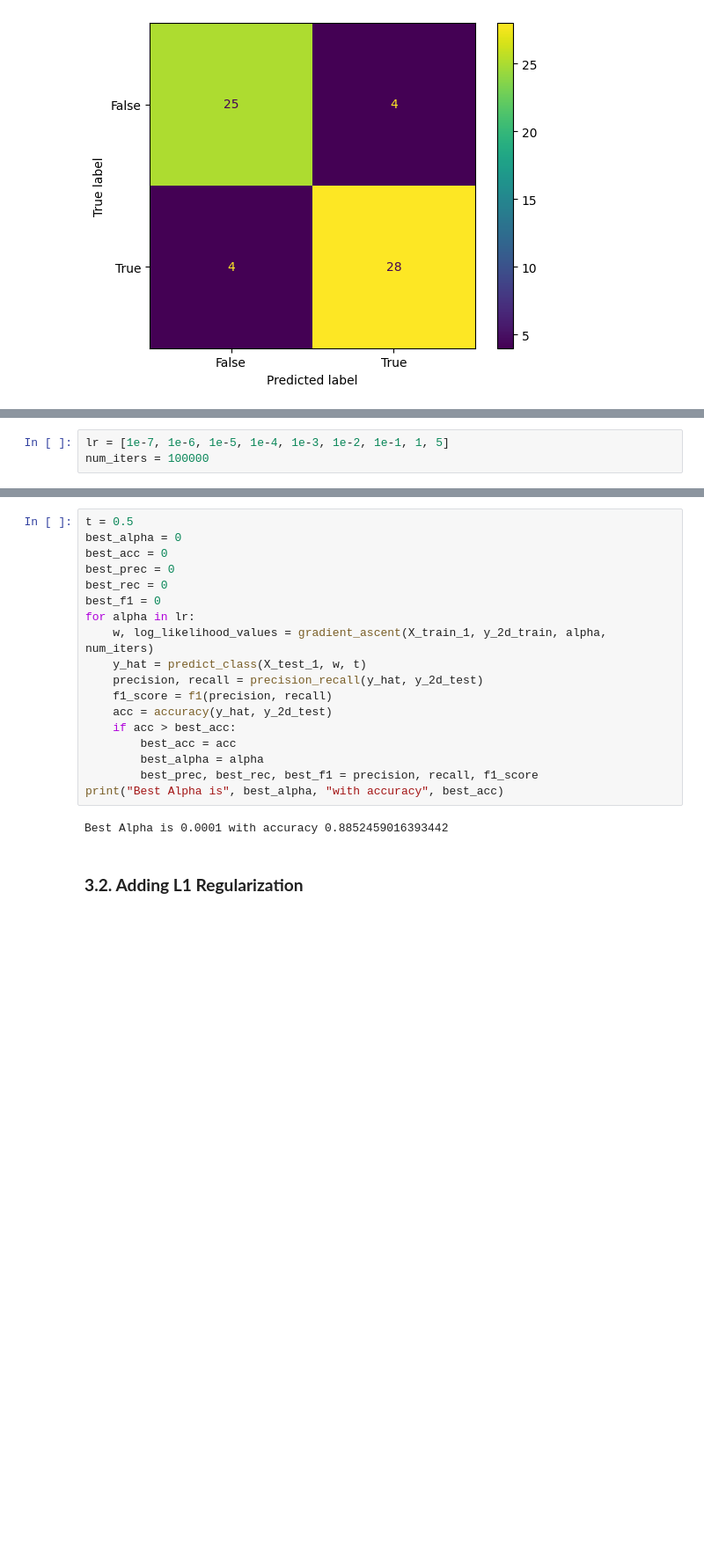
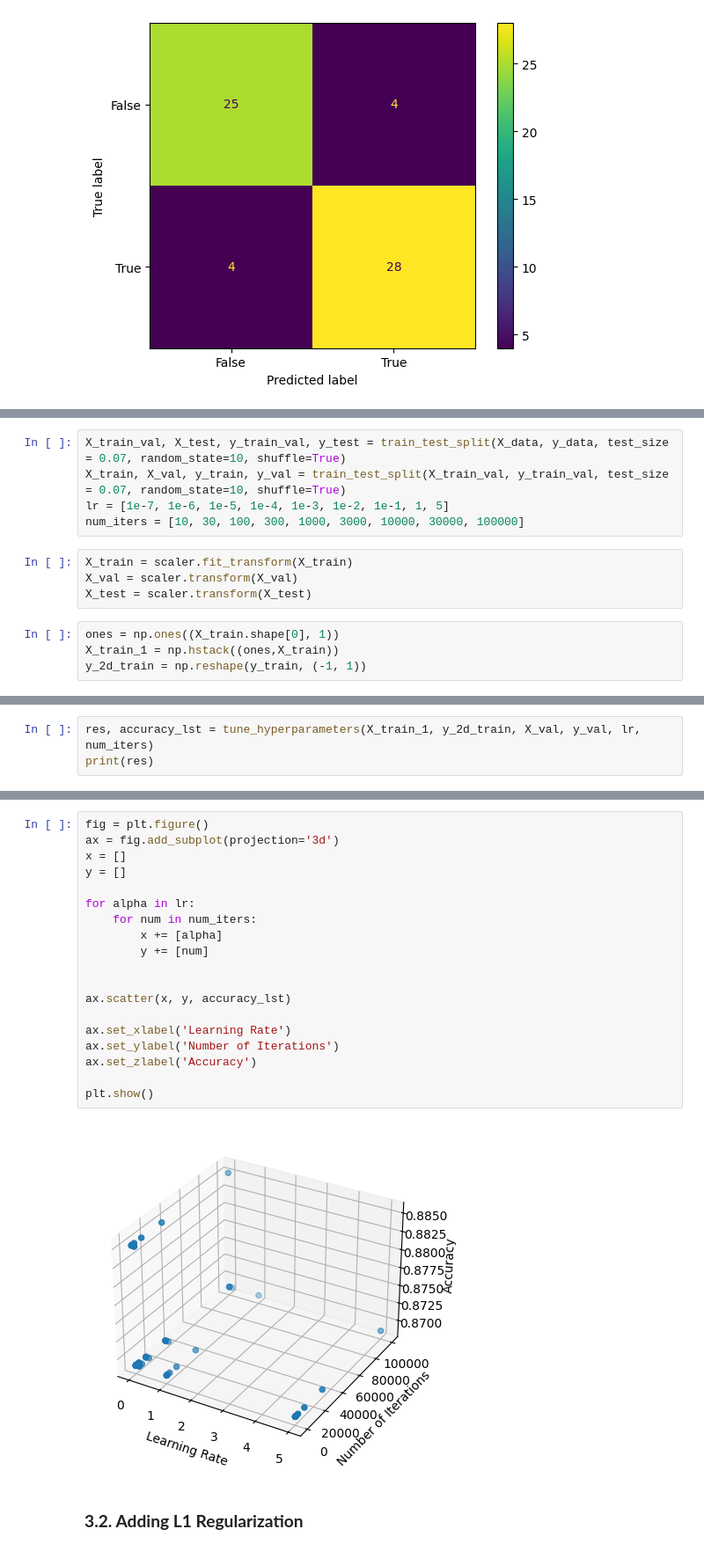
Before and after one commit to thuvu17/ml-train-heart-attack, a Jupyter notebook: heart_attack_logreg.ipynb, the cells around one changed output, grey strips where cells are left out. Shown at 88% size. Drawn from its saved outputs; the diff is of its cells as text; blank space fills up the shorter version.

Commit message:
add validation set for different alpha and num_iters

```diff
--- a/heart_attack_logreg.ipynb
+++ b/heart_attack_logreg.ipynb
@@ -201,3 +201,13 @@ plt.show()
 # %%
+X_train_val, X_test, y_train_val, y_test = train_test_split(X_data, y_data, test_size = 0.07, random_state=10, shuffle=True)
+X_train, X_val, y_train, y_val = train_test_split(X_train_val, y_train_val, test_size = 0.07, random_state=10, shuffle=True)
 lr = [1e-7, 1e-6, 1e-5, 1e-4, 1e-3, 1e-2, 1e-1, 1, 5]
-num_iters = 100000
+num_iters = [10, 30, 100, 300, 1000, 3000, 10000, 30000, 100000]
+# %%
+X_train = scaler.fit_transform(X_train)
+X_val = scaler.transform(X_val)
+X_test = scaler.transform(X_test)
+# %%
+ones = np.ones((X_train.shape[0], 1))
+X_train_1 = np.hstack((ones,X_train))
+y_2d_train = np.reshape(y_train, (-1, 1))
@@ -203,0 +233,3 @@ num_iters = 100000
+# %%
+res, accuracy_lst = tune_hyperparameters(X_train_1, y_2d_train, X_val, y_val, lr, num_iters)
+print(res)
@@ -204,23 +254,24 @@ num_iters = 100000
 # %%
-t = 0.5
-best_alpha = 0
-best_acc = 0
-best_prec = 0
-best_rec = 0
-best_f1 = 0
+fig = plt.figure()
+ax = fig.add_subplot(projection='3d')
+x = []
+y = []
+
 for alpha in lr:
-    w, log_likelihood_values = gradient_ascent(X_train_1, y_2d_train, alpha, num_iters)
-    y_hat = predict_class(X_test_1, w, t)
-    precision, recall = precision_recall(y_hat, y_2d_test)
-    f1_score = f1(precision, recall)
-    acc = accuracy(y_hat, y_2d_test)
-    if acc > best_acc:
-        best_acc = acc
-        best_alpha = alpha
-        best_prec, best_rec, best_f1 = precision, recall, f1_score
-print("Best Alpha is", best_alpha, "with accuracy", best_acc)
+    for num in num_iters:
+        x += [alpha]
+        y += [num]
+
+
+ax.scatter(x, y, accuracy_lst)
+
+ax.set_xlabel('Learning Rate')
+ax.set_ylabel('Number of Iterations')
+ax.set_zlabel('Accuracy')
+
+plt.show()
 # %% [output]
-Best Alpha is 0.0001 with accuracy 0.8852459016393442
+[figure, added]
 # %% [markdown]
 ### **3.2. Adding L1 Regularization**
 # %% [markdown]
```
Also changed, not shown: parts of 3 cells of this notebook.
